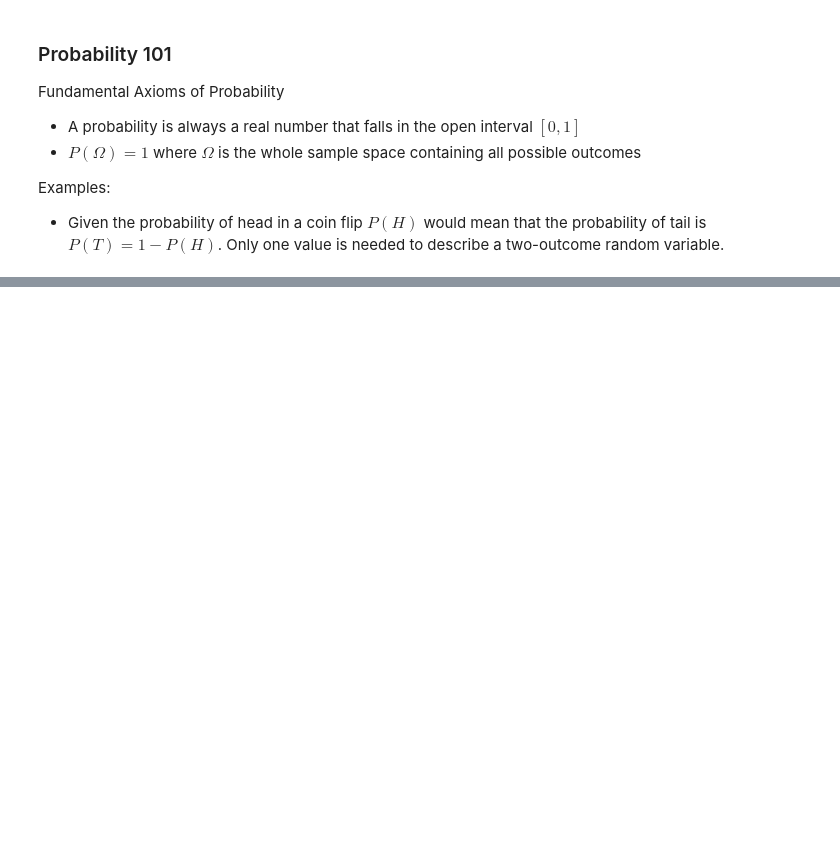
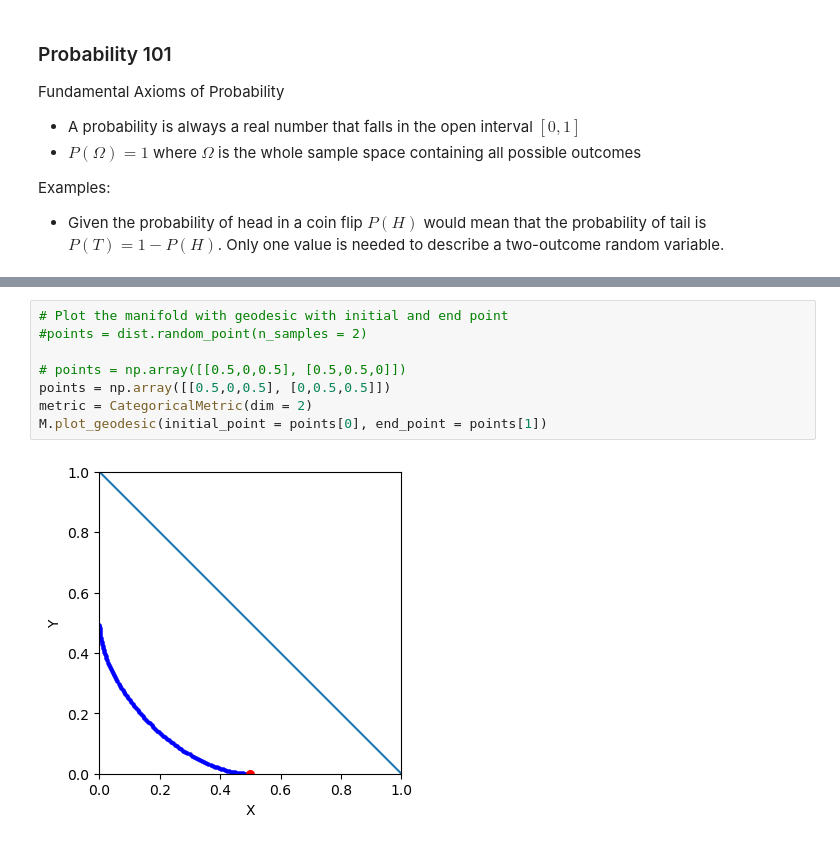
Before and after one commit to geometric-intelligence/ece594n, a Jupyter notebook: hw1-geomviz/CategoricalDistributionsManifold.ipynb, the cells around one changed output, grey strips where cells are left out. Cells and saved outputs as stored; diff of their text form; blank space fills up the shorter version.

```diff
--- a/hw1-geomviz/CategoricalDistributionsManifold.ipynb
+++ b/hw1-geomviz/CategoricalDistributionsManifold.ipynb
@@ -27,0 +46,10 @@ M.plot()
+# %%
+# Plot the manifold with geodesic with initial and end point
+#points = dist.random_point(n_samples = 2)
+
+# points = np.array([[0.5,0,0.5], [0.5,0.5,0]])
+points = np.array([[0.5,0,0.5], [0,0.5,0.5]])
+metric = CategoricalMetric(dim = 2)
+M.plot_geodesic(initial_point = points[0], end_point = points[1])
+# %% [output]
+[figure, added]
```
Also changed, not shown: parts of 5 cells of this notebook, 1 other file.
